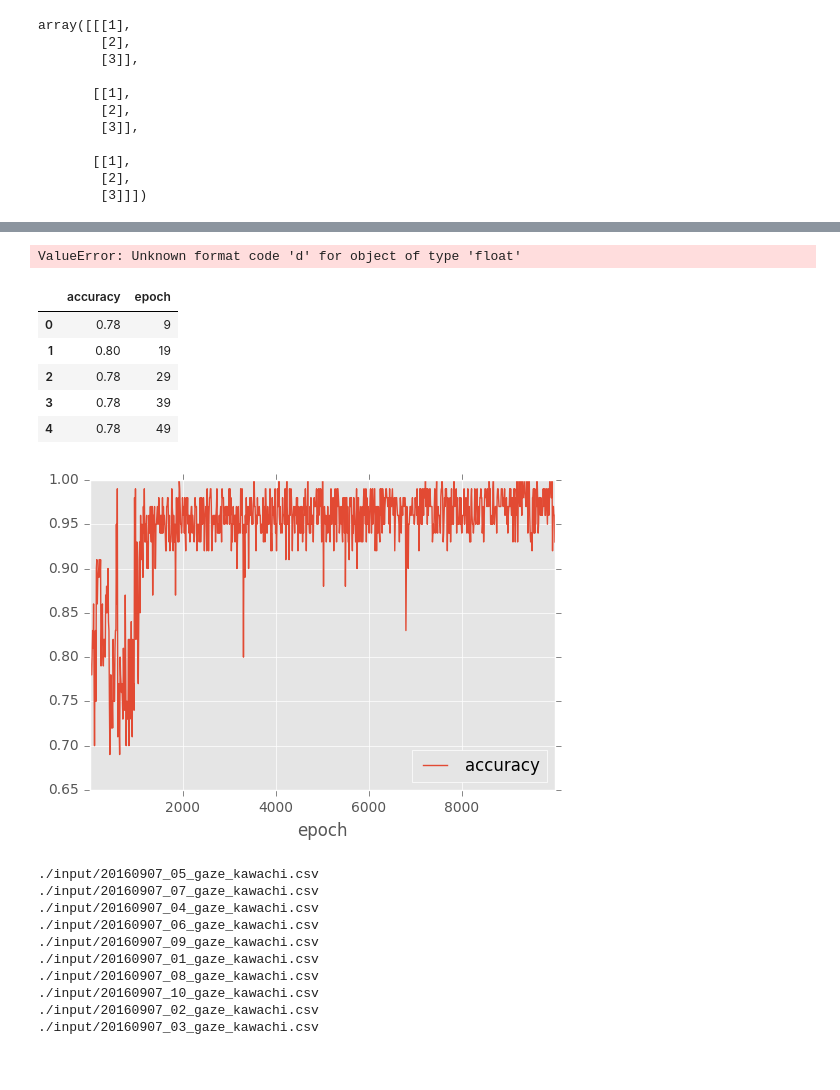
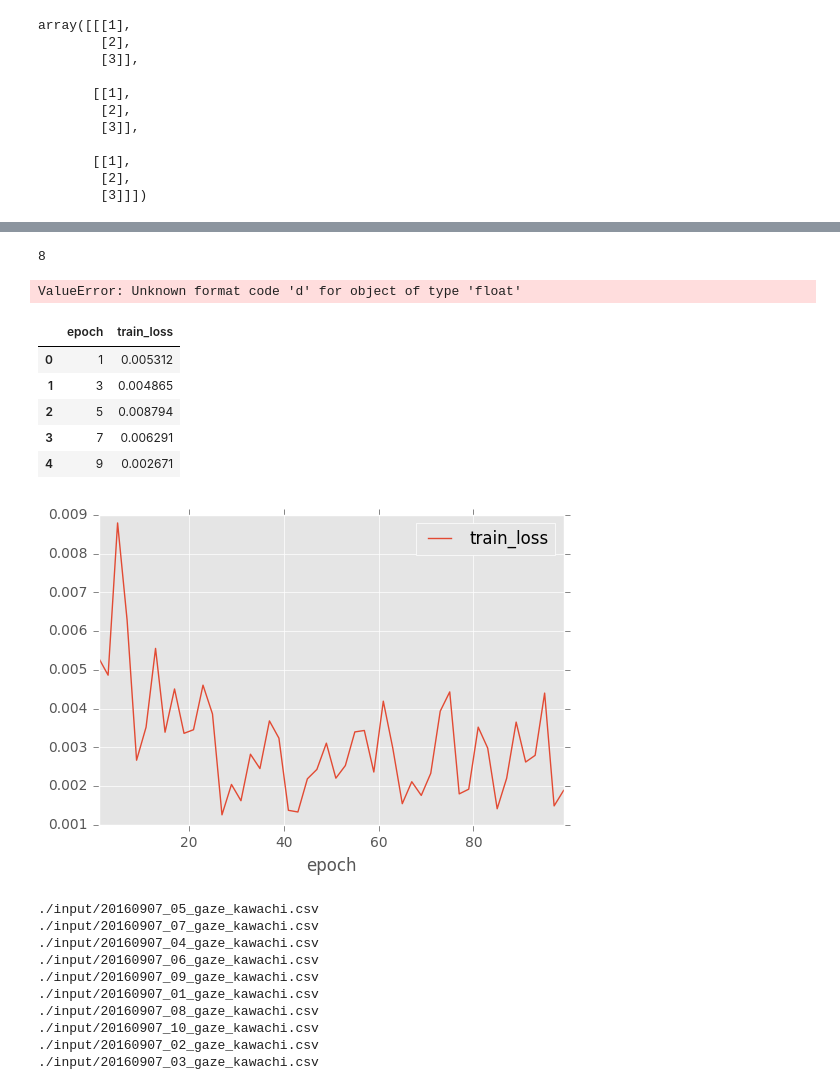
Before and after one commit to refluster/jupyter, a Jupyter notebook: 006.ble_anomaly_detect/auth.ipynb, the cells around one changed output, grey strips where cells are left out. Cells and saved outputs as stored; diff of their text form; code cells hidden in the pictures.

Commit message:
display train_loss trend

```diff
--- a/006.ble_anomaly_detect/auth.ipynb
+++ b/006.ble_anomaly_detect/auth.ipynb
@@ -41,20 +41,23 @@ array([[[1],
         [3]]])
 # %%
 #''' pred area judgement from rssi
-train_data_path             = "./input/data.csv"
+data_path                   = "./input/data.csv"
 test_data_path              = './input/test.csv'
 num_of_sequence_length      = 10
 num_of_hidden_nodes         = 20
-num_of_training_epochs      = 20
+num_of_training_epochs      = 100
 size_of_mini_batch          = 10
 size_of_test_batch          = 4
 learning_rate               = 0.02
 train_dir                   = 'train'
 # %%
-train_data = np.loadtxt(train_data_path, delimiter=",", skiprows=1, dtype=np.float32)
-#train_data = train_data * -0.01
-# filter only gaze data
-train_data = train_data[[np.where(train_data[:, 0] == 0)],1:].reshape(-1, 10)
-train_data = train_data * -0.01
-train_data
+data = np.loadtxt(train_data_path, delimiter=",", skiprows=1, dtype=np.float32)
+#train_data
+#train_data = data[[np.where((data[:, 0] == 2) & (data[:, 1] == 1))],3:].reshape(-1, num_of_sequence_length)
+train_data = data[[np.where((data[:, 1] == 1))],3:].reshape(-1, num_of_sequence_length)
+print(train_data)
+test_data = data[[np.where((data[:, 0] == 2) & (data[:, 1] == 0) & (data[:, 2] == 0))],3:].reshape(-1, num_of_sequence_length)
+print(test_data)
+train_data *= -0.01
+test_data *= -0.01
 # %% [output]
@@ -121,6 +125,7 @@ with tf.Graph().as_default():
         saver = tf.train.Saver()
         summary_writer = tf.train.SummaryWriter("train", graph=sess.graph)
         sess.run(init)
+        accuracy_results = []
 
         for epoch in range(num_of_training_epochs):
             data = make_mini_batch(train_data, size_of_mini_batch, num_of_sequence_length)
@@ -144,16 +149,17 @@ with tf.Graph().as_default():
                     supervisor_ph: data,
                     batch_size_ph: size_of_test_batch,
                 }
+                accuracy_results.append([epoch, train_loss])
                 preddata = sess.run(output_op, feed_dict=pred_dict)
                 print("train#%d, train loss: %e" % (epoch + 1, train_loss))
-                print(' data: {0}'.format(data[0]))
-                print(' pred: {0}'.format(preddata[0]))
+#                print(' data: {0}'.format(data[0]))
+#                print(' pred: {0}'.format(preddata[0]))
 
 #        saver.save(sess, os.path.join(train_dir, "model.ckpt"), num_of_training_epochs)
 #        projector.visualize_embeddings(summary_writer, config)
 
-        for epoch in range(10):
-            data = make_mini_batch(train_data, 1, num_of_sequence_length)
+        for epoch in range(len(train_data)):
+            data = train_data[epoch].reshape(-1, num_of_sequence_length)
 
             train_dict = {
                 input_ph:      data,
@@ -165,8 +171,8 @@ with tf.Graph().as_default():
             summary_writer.add_summary(summary_str, epoch)
             print('test w/ train #.%d %f' % (epoch, train_loss))
 
-        for epoch in range(10):
-            data = make_mini_batch(test_data, 1, num_of_sequence_length)
+        for epoch in range(len(test_data)):
+            data = test_data[epoch].reshape(-1, num_of_sequence_length)
 
             train_dict = {
                 input_ph:      data,
@@ -176,7 +182,7 @@ with tf.Graph().as_default():
 
             summary_str, train_loss = sess.run([summary_op, loss_op], feed_dict=train_dict)
             summary_writer.add_summary(summary_str, epoch)
-            print('test w/ test #.%d %f' % (epoch, train_loss))
+            print('test w/ test  #.%d %f' % (epoch, train_loss))
 
 #            train_data[k] = np.c_[d, [0 for x in range(length_of_sequences)] + pred_bool_n]
 
@@ -202,3 +208,7 @@ test w/ test #.9 0.044712
+# %%
+len(train_data)
+# %% [output]
+8
 # %%
 "{0:04d}".format(5.2)
 # %% [output]
@@ -216,18 +226,18 @@ matplotlib.rc('font', **font)
 df = pd.DataFrame({
         'epoch': [x[0] for x in accuracy_results],
-        'accuracy': [x[1] for x in accuracy_results]
+        'train_loss': [x[1] for x in accuracy_results]
     })
 #        'epoch': range(10, 5010, 10)})
-df.plot(x='epoch', y='accuracy')
+df.plot(x='epoch', y='train_loss')
 df.head()
 # %% [output]
-|  | accuracy | epoch |
-| 0 | 0.78 | 9 |
-| 1 | 0.80 | 19 |
-| 2 | 0.78 | 29 |
-| 3 | 0.78 | 39 |
-| 4 | 0.78 | 49 |
+|  | epoch | train_loss |
+| 0 | 1 | 0.005312 |
+| 1 | 3 | 0.004865 |
+| 2 | 5 | 0.008794 |
+| 3 | 7 | 0.006291 |
+| 4 | 9 | 0.002671 |
-[figure, old version]
+[figure, new version]
 # %%
 def plot_result(rssi, data, pred):
     prediction = pred
```
Also changed, not shown: parts of 2 cells of this notebook.
